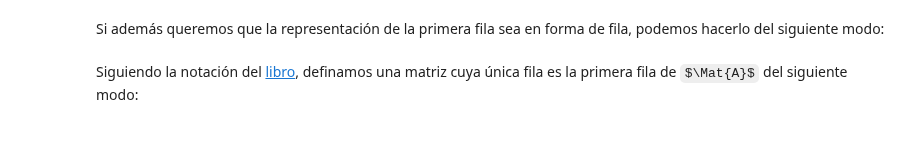
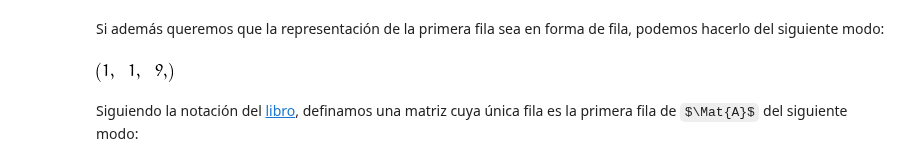
Before and after one commit to mbujosab/nacal-Jupyter-Notebooks, a Jupyter notebook: Lecc01-Secc1.5.ipynb, the cells around one changed output. Cells and saved outputs as stored; diff of their text form; code cells hidden in the pictures; some formulas as TeX source; blank space fills up the shorter version.

```diff
--- a/Lecc01-Secc1.5.ipynb
+++ b/Lecc01-Secc1.5.ipynb
@@ -89,7 +110,9 @@ es la primera columna de su transpuesta
 Si además queremos que la representación de la primera fila sea en
 forma de fila, podemos hacerlo del siguiente modo:
 # %%
-Vector( (~A)|1, rpr='h')
+Vector( (~A)|1, rpr='fila')
+# %% [output]
+[figure, added]
 # %% [markdown]
 Siguiendo la notación del [libro](https://mbujosab.github.io/CursoDeAlgebraLineal/libro.pdf#subsection.1.4.5), definamos una matriz cuya única fila
 es la primera fila de $\Mat{A}$ del siguiente modo:
```
Also changed, not shown: parts of 17 cells of this notebook, 8 other files.
